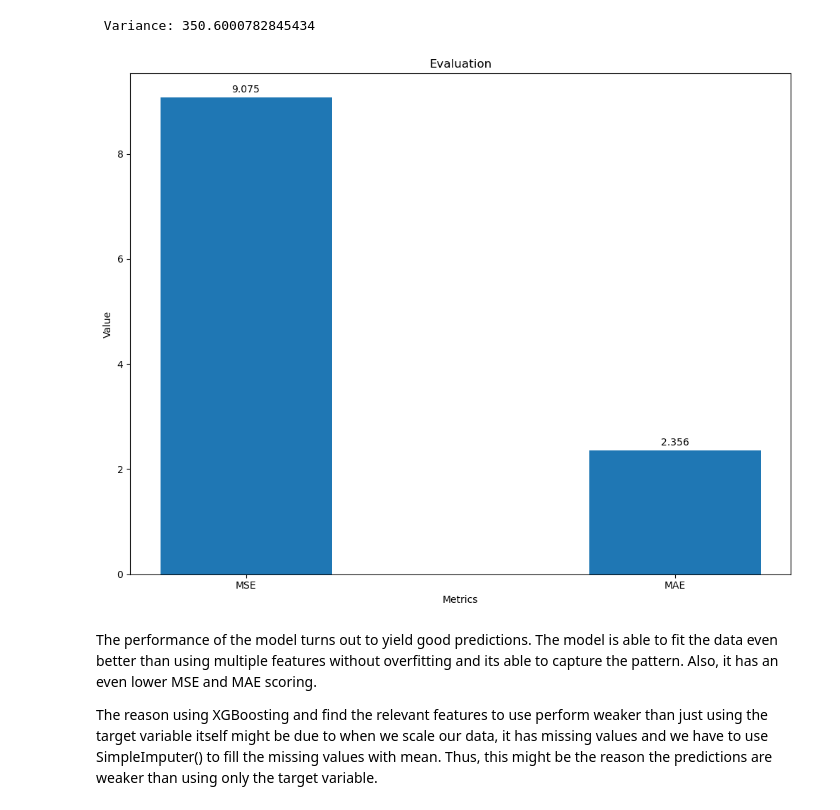
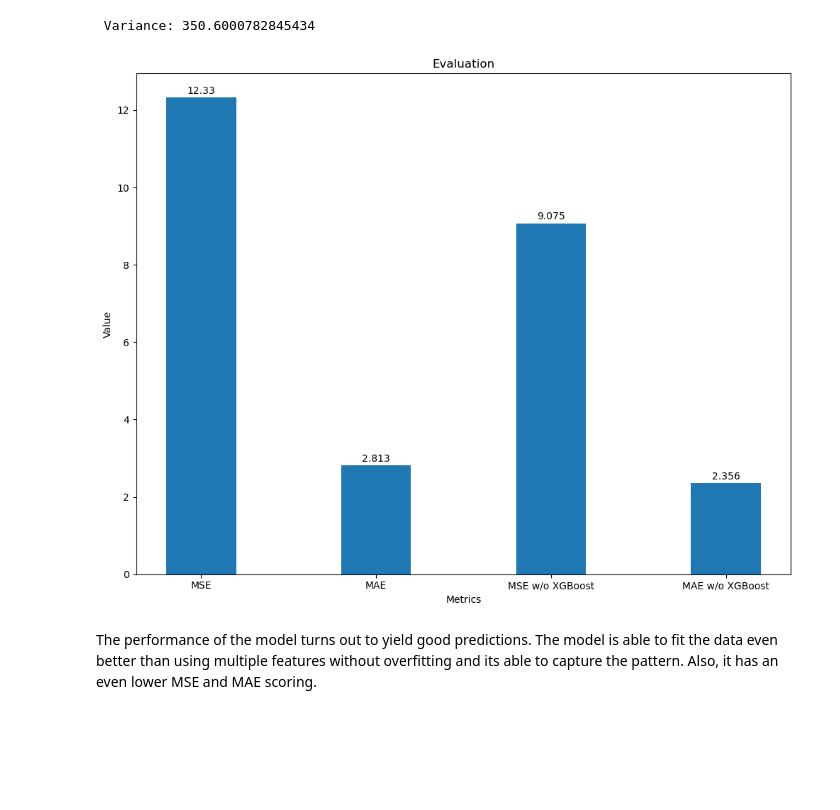
Before and after one commit to andrewyapppp/StockPredictions, a Jupyter notebook: Apple Stock without XGBoost.ipynb, the cells around one changed output. Cells and saved outputs as stored; diff of their text form; code cells hidden in the pictures; blank space fills up the shorter version.

```diff
--- a/Apple Stock without XGBoost.ipynb
+++ b/Apple Stock without XGBoost.ipynb
@@ -513,21 +513,19 @@ print(f' Variance: {var}')
 # %%
 fig, ax = pt.subplots(figsize=(10,8))
 
-X = ['MSE', 'MAE']
-y = [9.075, 2.356]
+X = ['MSE', 'MAE','MSE w/o XGBoost', 'MAE w/o XGBoost']
+y = [12.33, 2.813,9.075, 2.356]
 
 ax.bar(X,y, width=0.4)
 ax.set_title('Evaluation')
 ax.set_xlabel('Metrics')
 ax.set_ylabel('Value')
 
 for index, value in enumerate(y):
     pt.text(x=index, y=value + 0.1, s=str(value), ha='center')
 
 pt.tight_layout()
 # %% [output]
-[figure, old version]
+[figure, new version]
 # %% [markdown]
 The performance of the model turns out to yield good predictions. The model is able to fit the data even better than using multiple features without overfitting and its able to capture the pattern. Also, it has an even lower MSE and MAE scoring.
-
-The reason using XGBoosting and find the relevant features to use perform weaker than just using the target variable itself might be due to when we scale our data, it has missing values and we have to use SimpleImputer() to fill the missing values with mean. Thus, this might be the reason the predictions are weaker than using only the target variable.
```
Also changed, not shown: 7 other files.
